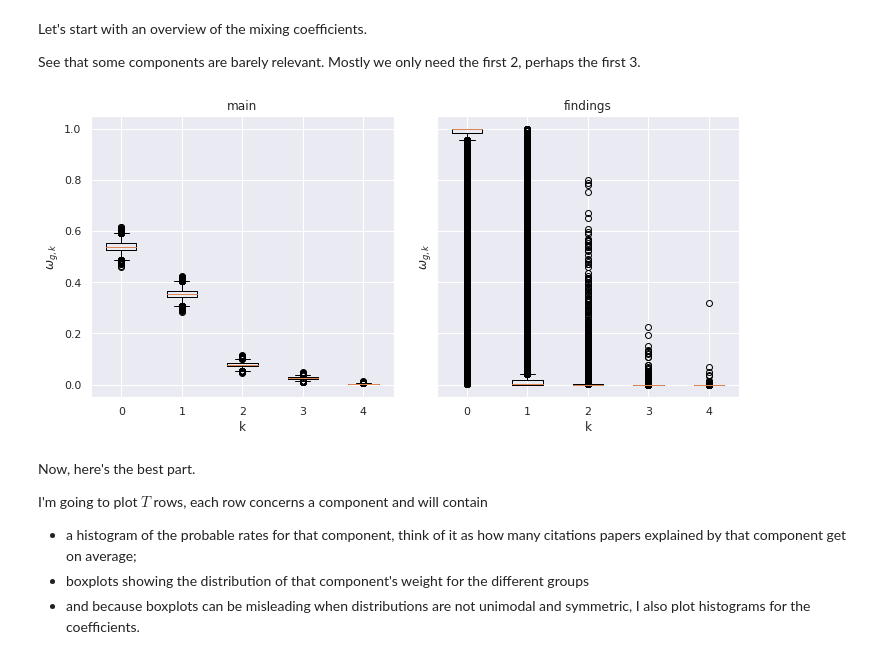
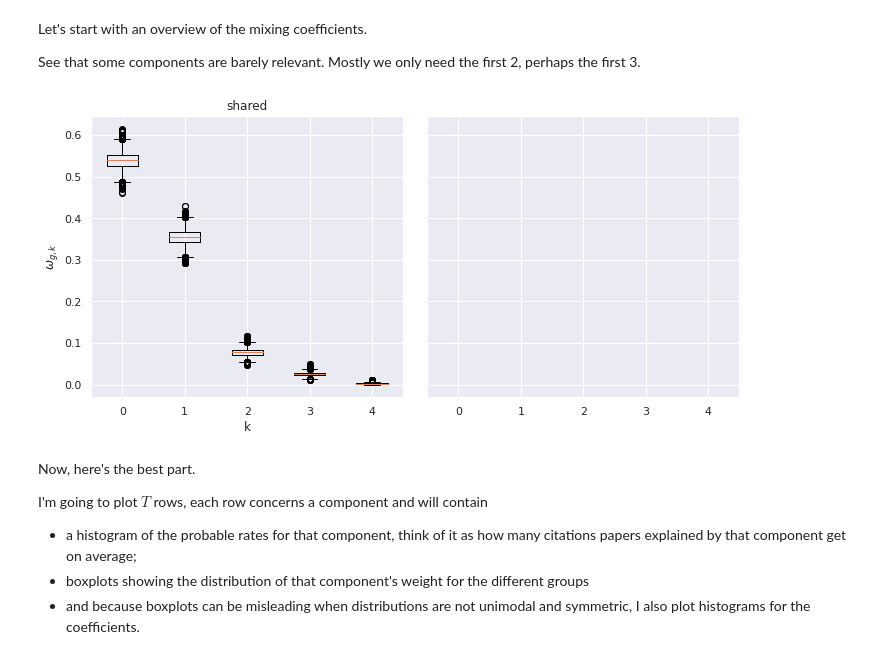
Before and after one commit to wilkeraziz/emnlp-main-findings, a Jupyter notebook: DP-shared-coefficients.ipynb, the cells around one changed output. Cells and saved outputs as stored; diff of their text form; code cells hidden in the pictures.

```diff
--- a/DP-shared-coefficients.ipynb
+++ b/DP-shared-coefficients.ipynb
@@ -264,7 +318,7 @@ class NumpyroMM:
 
 I won't really implement MCMC, I'm going to count on Numpyro for that.
 # %%
-model = NumpyroMM(
+model = DPMixture2(
     ['main', 'findings'], [y_m, y_f],
     gamma_shape=[1., 0.1], DP_alpha=0.1,
     num_chains=NUM_CHAINS, num_warmup=2000, num_samples=5000)
@@ -354,14 +408,15 @@ See that some components are barely relevant. Mostly we only need the first 2, p
 # %%
 fig, ax = plt.subplots(1, model.G, sharex=True, sharey=True, figsize=(10, 5))
 for g in range(model.G):
     _ = ax[g].boxplot(model.posterior_samples['omega'][:,g,:].transpose())
     _ = ax[g].set_xticklabels(np.arange(model.T))
-    _ = ax[g].set_title(model.group_names[g])
+    _ = ax[g].set_title("shared")
     _ = ax[g].set_xlabel('k')
     _ = ax[g].set_ylabel(r'$\omega_{g,k}$')
+    break
 fig.tight_layout(h_pad=2, w_pad=2)
 # %% [output]
-[figure, old version]
+[figure, new version]
 # %% [markdown]
 Now, here's the best part.
 
```
Also changed, not shown: parts of 16 cells of this notebook.
